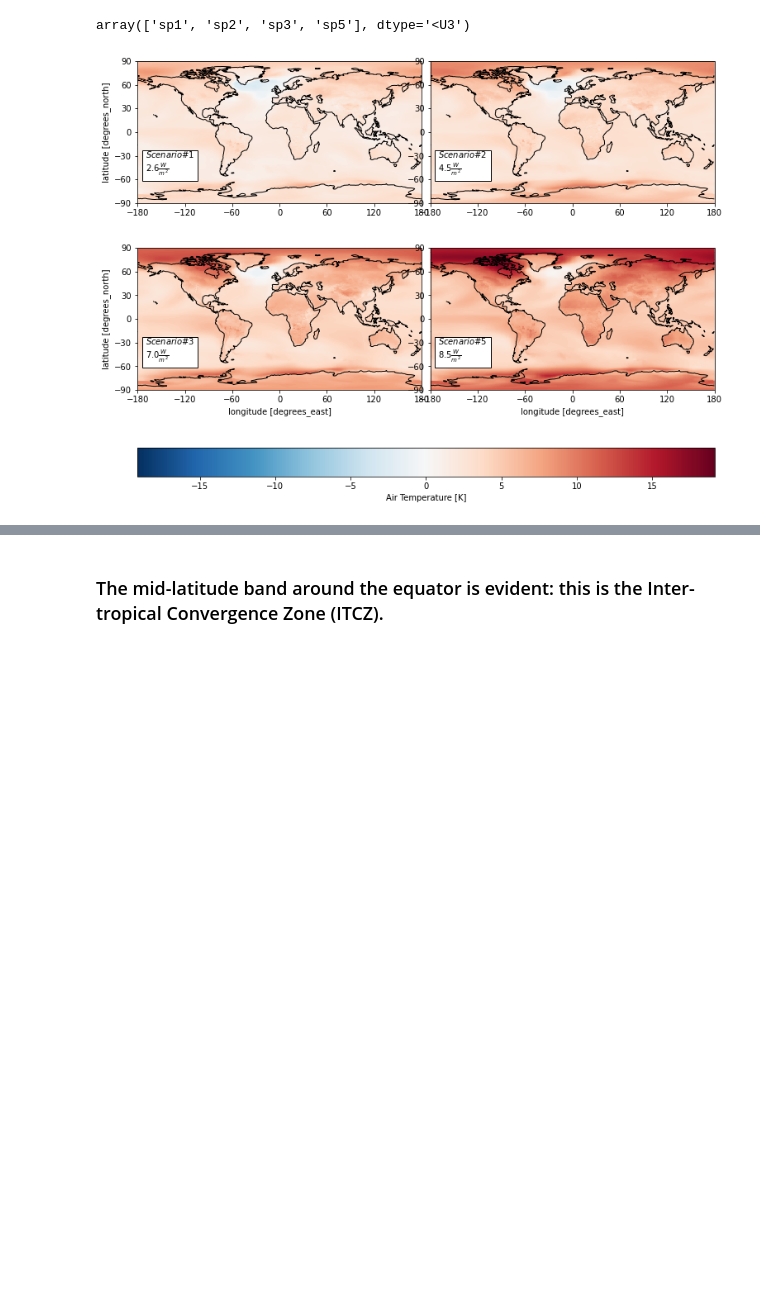
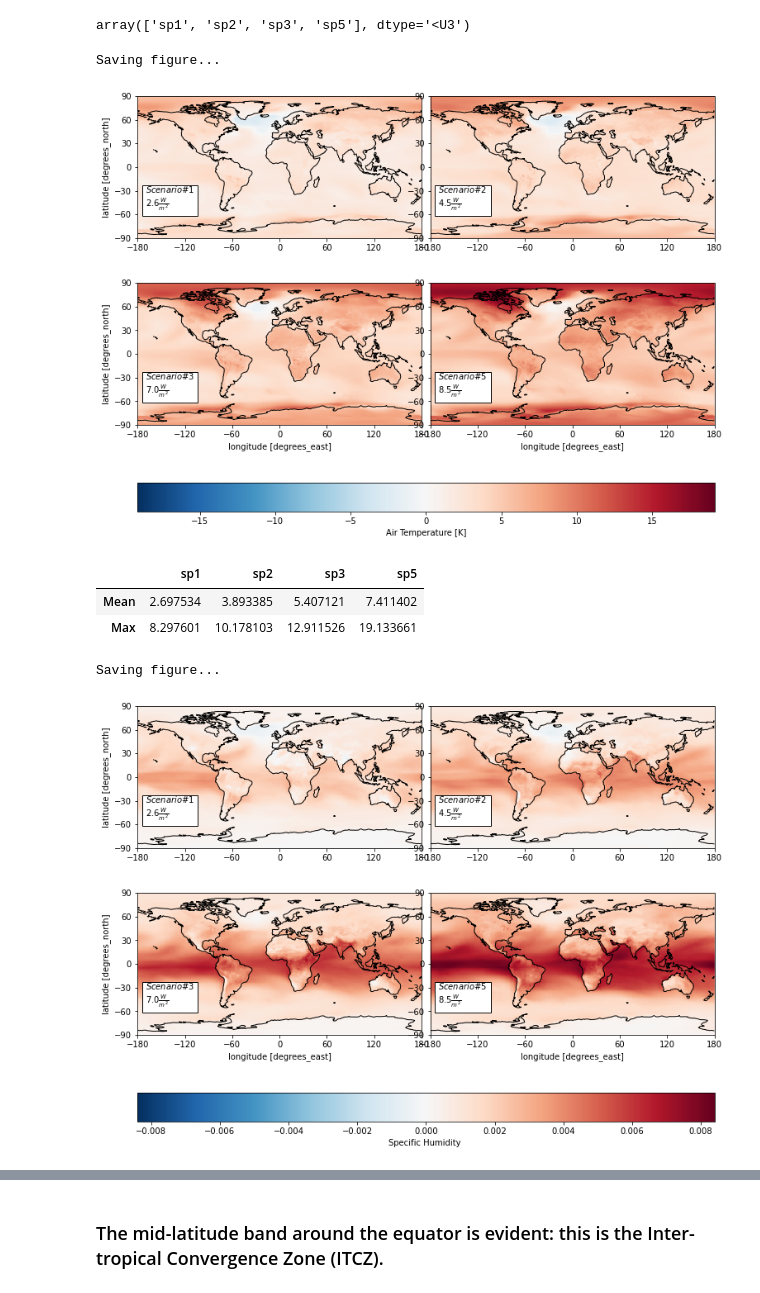
Before and after one commit to UCB-stat-159-s22/hw07-group20, a Jupyter notebook: notebooks/CESM_EDA.ipynb, the cells around one changed output, grey strips where cells are left out. Cells and saved outputs as stored; diff of their text form; code cells hidden in the pictures; blank space fills up the shorter version.

```diff
--- a/notebooks/CESM_EDA.ipynb
+++ b/notebooks/CESM_EDA.ipynb
@@ -396,7 +397,27 @@ array(['sp1', 'sp2', 'sp3', 'sp5'], dtype='<U3')
 cv.plot_facetmap(
     dfa, 'tas',
     crs, vardict, modeldict,
-    savefig=False
+    savefig=True, path = "../figures/ww_tas"
 )
 # %% [output]
+Saving figure...
 [figure]
+# %%
+ww_tas_sum = cs.average_and_max(d, 'tas')
+ww_tas_sum.to_csv('../analysis_data/ww_tas.csv')
+ww_tas_sum
+# %% [output]
+|  | sp1 | sp2 | sp3 | sp5 |
+| Mean | 2.697534 | 3.893385 | 5.407121 | 7.411402 |
+| Max | 8.297601 | 10.178103 | 12.911526 | 19.133661 |
+# %%
+dfb = ca.facet_ds(d, 'huss')
+
+cv.plot_facetmap(
+    dfb, 'huss',
+    crs, vardict, modeldict,
+    savefig=True, path = "../figures/ww_huss"
+)
+# %% [output]
+Saving figure...
+[figure, added]
```
Also changed, not shown: parts of 9 cells of this notebook, 10 other files.
